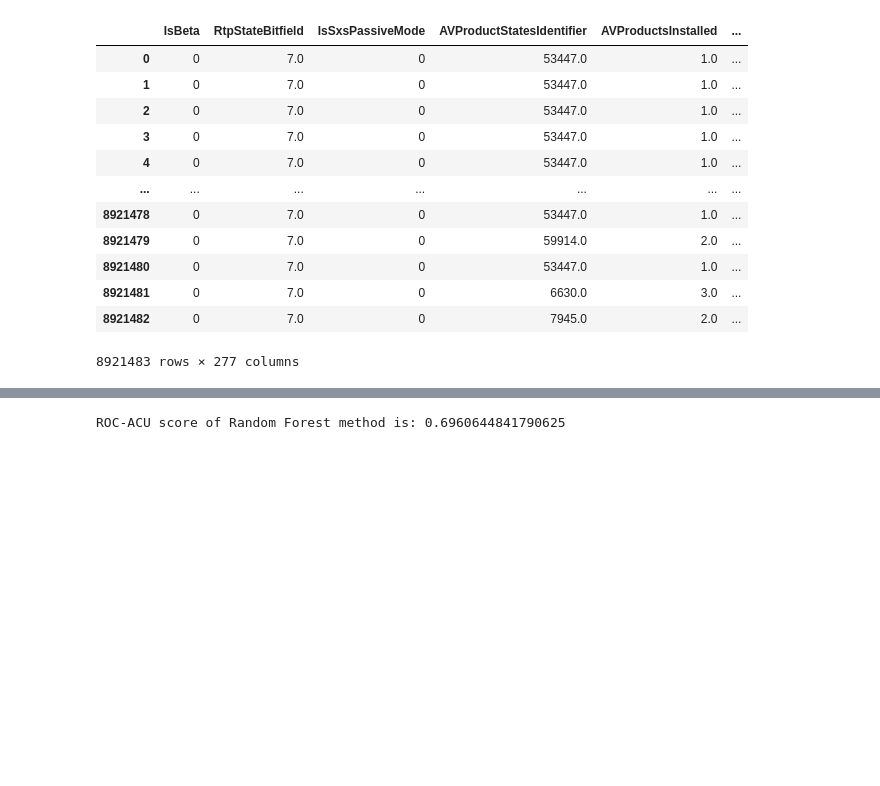
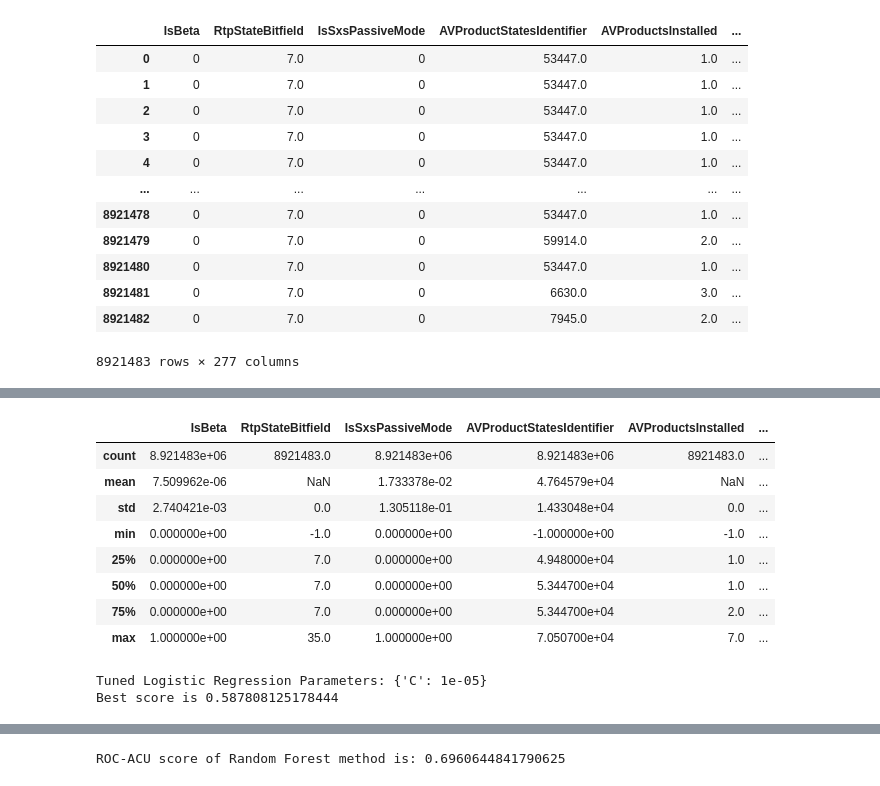
Before and after one commit to jacquelineguo/DS_Capstone_2, a Jupyter notebook: Capstone_Project_Microsoft_Malware_Prediction.ipynb, the cells around one changed output, grey strips where cells are left out. Drawn from its saved outputs; the diff is of its cells as text; code cells hidden in the pictures; blank space fills up the shorter version.

```diff
--- a/Capstone_Project_Microsoft_Malware_Prediction.ipynb
+++ b/Capstone_Project_Microsoft_Malware_Prediction.ipynb
@@ -567,6 +450,33 @@ for feature in num_cols:
 
 for feature in bin_cols:
     df[feature] = df[feature].fillna(df[feature].mode()[0])
+# %%
+correct_feature_by_hand = ['AppVersion',
+                         'AvSigVersion',
+                         'Census_ActivationChannel',
+                         'Census_ChassisTypeName',
+                         'Census_DeviceFamily',
+                         'Census_FlightRing',
+                         'Census_GenuineStateName',
+                         'Census_MDC2FormFactor',
+                         'Census_OSArchitecture',
+                         'Census_OSBranch',
+                         'Census_OSEdition',
+                         'Census_OSInstallTypeName',
+                         'Census_OSSkuName',
+                         'Census_OSVersion',
+                         'Census_OSWUAutoUpdateOptionsName',
+                         'Census_PowerPlatformRoleName',
+                         'Census_PrimaryDiskTypeName',
+                         'EngineVersion',
+                         'MachineIdentifier',
+                         'OsBuildLab',
+                         'OsPlatformSubRelease',
+                         'OsVer',
+                         'Platform',
+                         'Processor',
+                         'SkuEdition',
+                         'SmartScreen']
 # %%
 for feature in correct_feature_by_hand:
     df[feature] = df[feature].str.lower()
@@ -669,0 +588,3 @@ sns.heatmap(cor)
+# %%
+df2 = df
+df2.drop(dum_fea, axis=1, inplace=True)
@@ -669,0 +607,32 @@ sns.heatmap(cor)
+# %%
+df2.describe()
+# %% [output]
+|  | IsBeta | RtpStateBitfield | IsSxsPassiveMode | AVProductStatesIdentifier | AVProductsInstalled | ... |
+| count | 8.921483e+06 | 8921483.0 | 8.921483e+06 | 8.921483e+06 | 8921483.0 | ... |
+| mean | 7.509962e-06 | NaN | 1.733378e-02 | 4.764579e+04 | NaN | ... |
+| std | 2.740421e-03 | 0.0 | 1.305118e-01 | 1.433048e+04 | 0.0 | ... |
+| min | 0.000000e+00 | -1.0 | 0.000000e+00 | -1.000000e+00 | -1.0 | ... |
+| 25% | 0.000000e+00 | 7.0 | 0.000000e+00 | 4.948000e+04 | 1.0 | ... |
+| 50% | 0.000000e+00 | 7.0 | 0.000000e+00 | 5.344700e+04 | 1.0 | ... |
+| 75% | 0.000000e+00 | 7.0 | 0.000000e+00 | 5.344700e+04 | 2.0 | ... |
+| max | 1.000000e+00 | 35.0 | 1.000000e+00 | 7.050700e+04 | 7.0 | ... |
+# %%
+from sklearn.linear_model import LogisticRegression
+from sklearn.model_selection import train_test_split
+from sklearn.preprocessing import scale
+from sklearn.model_selection import GridSearchCV
+
+X2=df2.drop('HasDetections', axis=1)
+y2=df2.HasDetections
+X_scaled = scale(X2)
+X_train, X_test, y_train, y_test = train_test_split(X_scaled, y2, test_size=0.25)
+c_space = np.logspace(-5, 8, 15)
+param_grid = {'C': c_space}
+logre = LogisticRegression()
+log_cv = GridSearchCV(logre, param_grid, cv=5)
+log_cv.fit(X_train, y_train)
+print("Tuned Logistic Regression Parameters: {}".format(log_cv.best_params_))
+print("Best score is {}".format(log_cv.best_score_))
+# %% [output]
+Tuned Logistic Regression Parameters: {'C': 1e-05}
+Best score is 0.587808125178444
```
Also changed, not shown: parts of 50 cells of this notebook.
